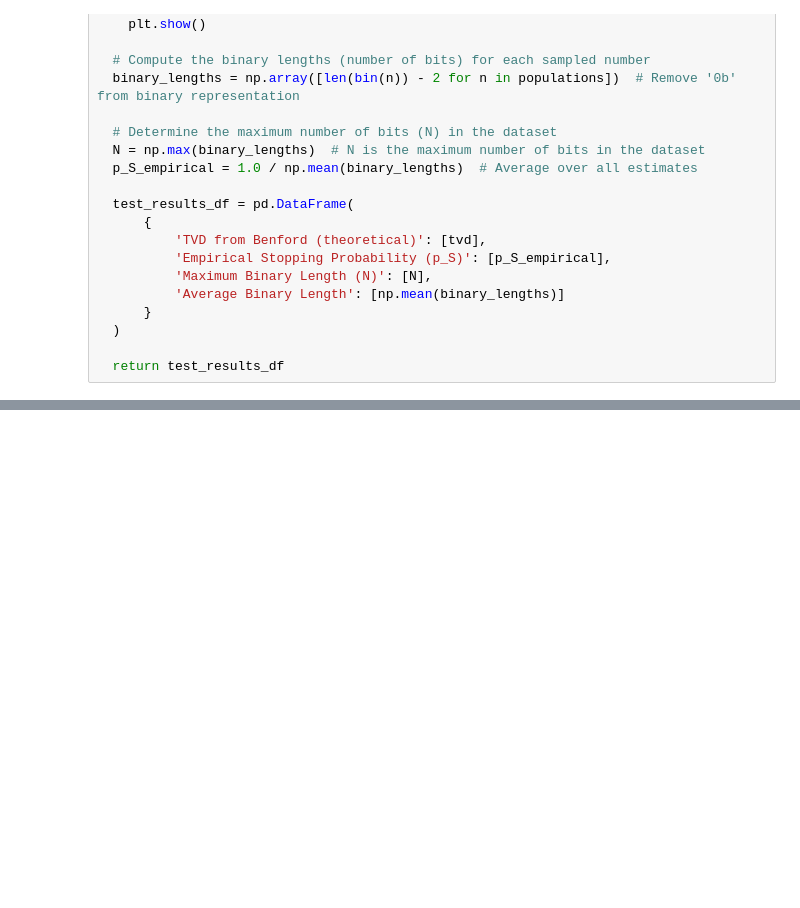
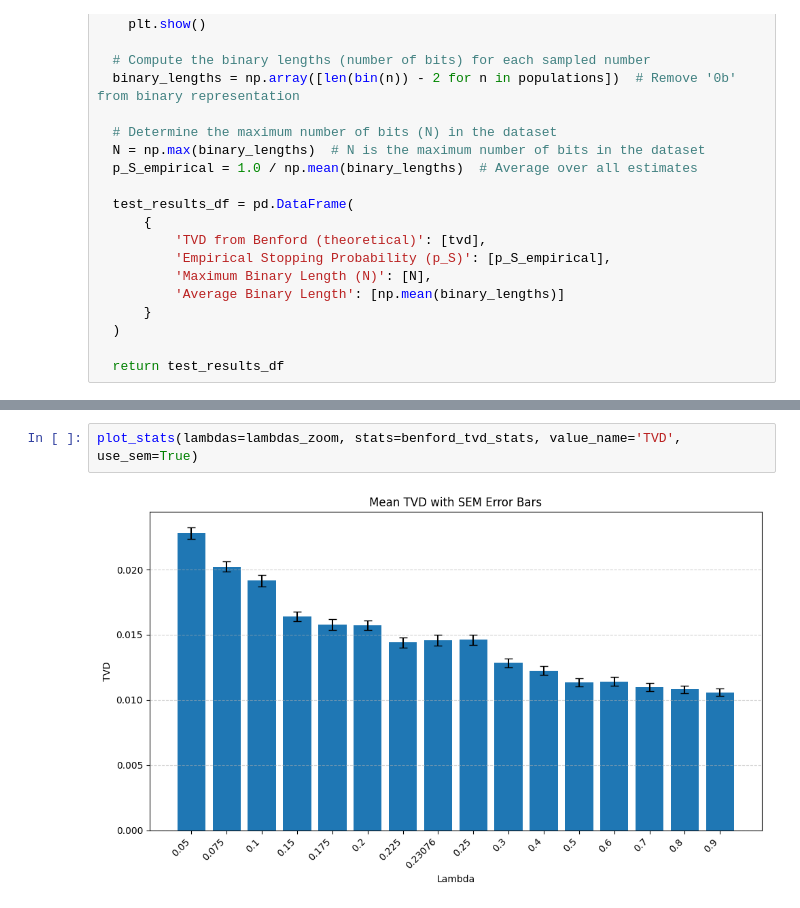
Before and after one commit to Solomonoff-Consulting/benford-experiment, a Jupyter notebook: Benford_experiment.ipynb, the cells around one changed output, grey strips where cells are left out. Saved outputs shown, nothing was run; the diff lists cells and outputs as text; blank space fills up the shorter version.

```diff
--- a/Benford_experiment.ipynb
+++ b/Benford_experiment.ipynb
@@ -242,3 +257,7 @@ plot_stats(lambdas=lambdas, stats=benford_tvd_stats, value_name='TVD')
+# %%
+plot_stats(lambdas=lambdas_zoom, stats=benford_tvd_stats, value_name='TVD', use_sem=True)
+# %% [output]
+[figure, added]
 # %%
 # Load the dataset (City Population accross the Globe by the Year)
 url = 'https://datahub.io/core/population-city/r/unsd-citypopulation-year-both.csv'
```
Also changed, not shown: parts of 9 cells of this notebook.
